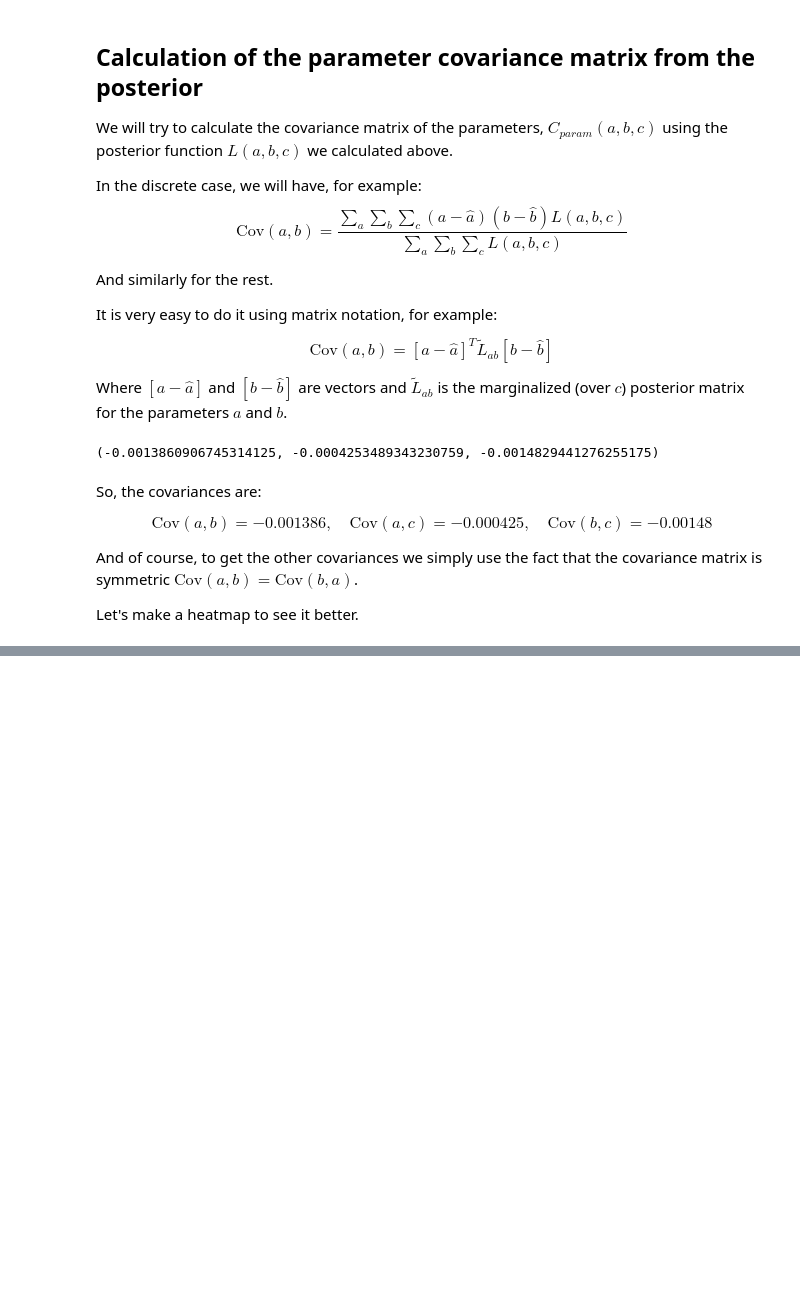
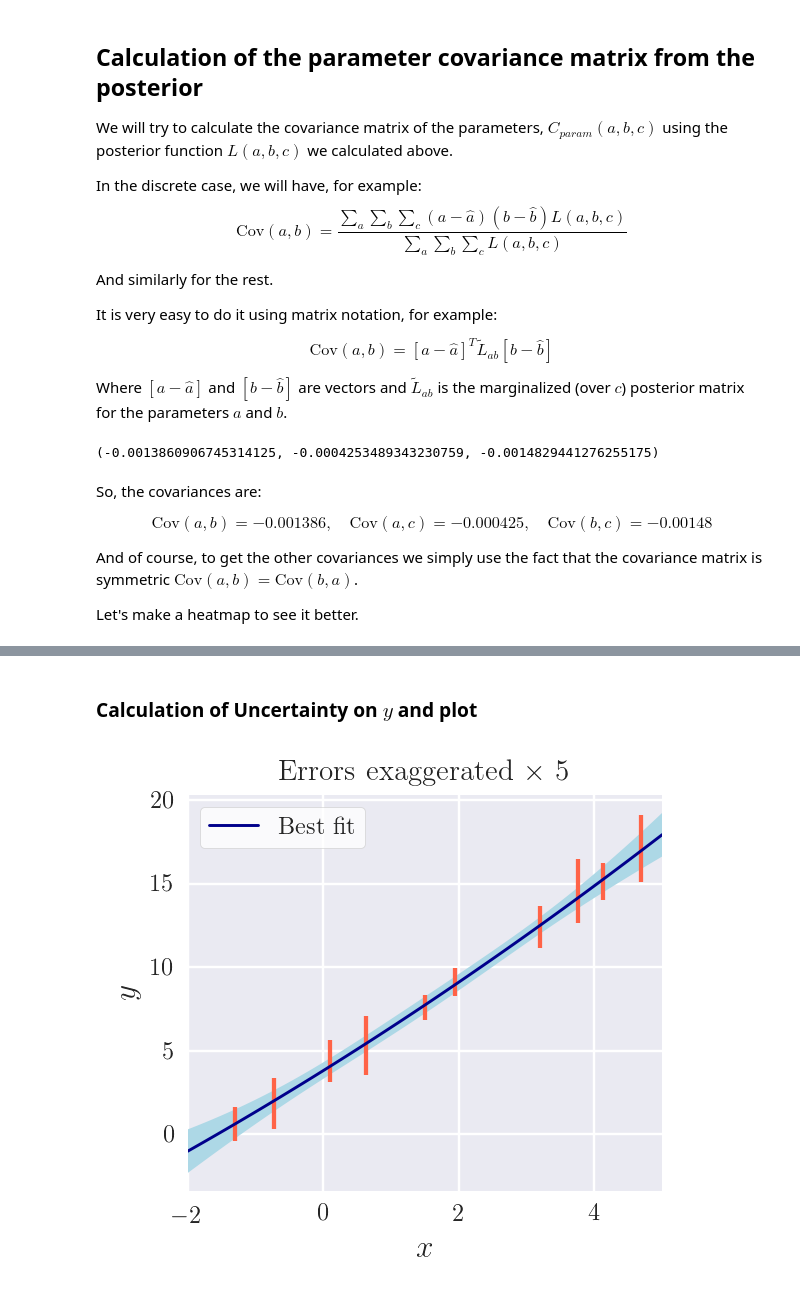
Before and after one commit to dtanoglidis/Astrostatistics, a Jupyter notebook: Assignment 3.ipynb, the cells around one changed output, grey strips where cells are left out. Cells and saved outputs as stored; diff of their text form; code cells hidden in the pictures; blank space fills up the shorter version.

```diff
--- a/Assignment 3.ipynb
+++ b/Assignment 3.ipynb
@@ -378,0 +406,27 @@ plt.show()
+# %% [markdown]
+### Calculation of Uncertainty on $y$ and plot
+# %%
+x_lin = np.linspace(-2.0, 5.0, 100)
+#Best fit
+y_fit = mean_a + mean_b*x_lin + mean_c*(x_lin**2.0)
+
+#Error
+sig_y = np.zeros(100)
+for i in range (100):
+    x_vec = np.array([1,x_lin[i],x_lin[i]**2.0])
+    sig_sq = np.dot(x_vec, np.matmul(Cov_mat,x_vec))
+    sig_y[i] = np.sqrt(sig_sq)
+
+
+fig = plt.figure(figsize = (3.5,3.0))
+plt.plot(x_lin,y_fit, c= 'darkblue', linewidth=1.2, label='Best fit')
+plt.fill_between(x_lin, y_fit-5*sig_y, y_fit+5*sig_y, facecolor='lightblue')
+plt.errorbar(x_a,y_a, 5*sigma_y, fmt='none', ecolor='tomato')
+
+plt.title(R'Errors exaggerated $\times$ 5')
+plt.xlabel('$x$', fontsize=13);plt.ylabel('$y$', fontsize=13)
+plt.legend(frameon=True, loc='upper left', fontsize=10, facecolor='w')
+plt.xlim(-2.0,5.0)
+plt.show()
+# %% [output]
+[figure, added]
```
Also changed, not shown: parts of 12 cells of this notebook.
